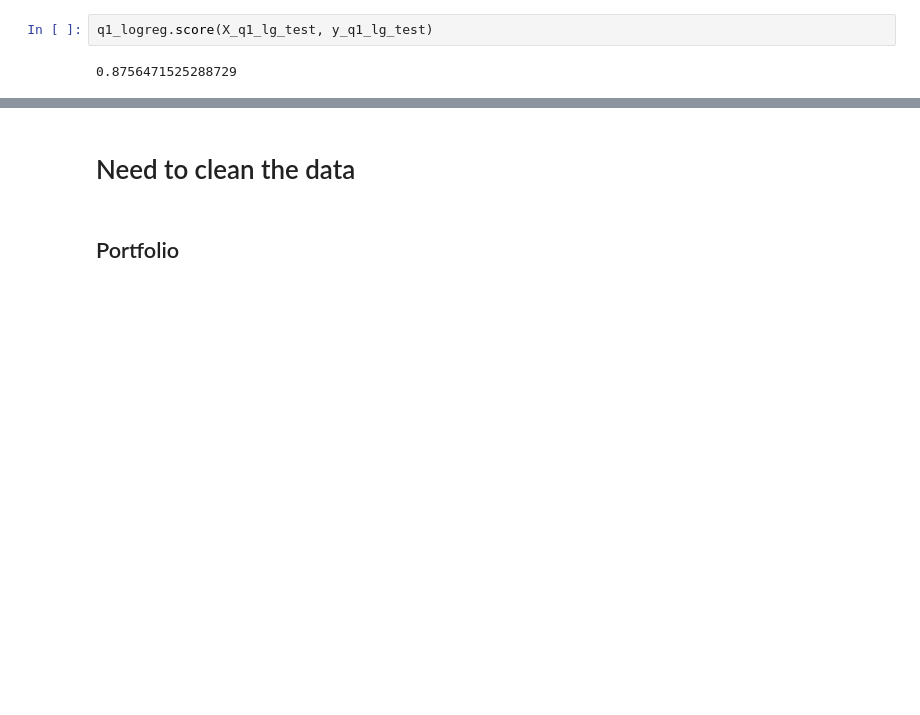
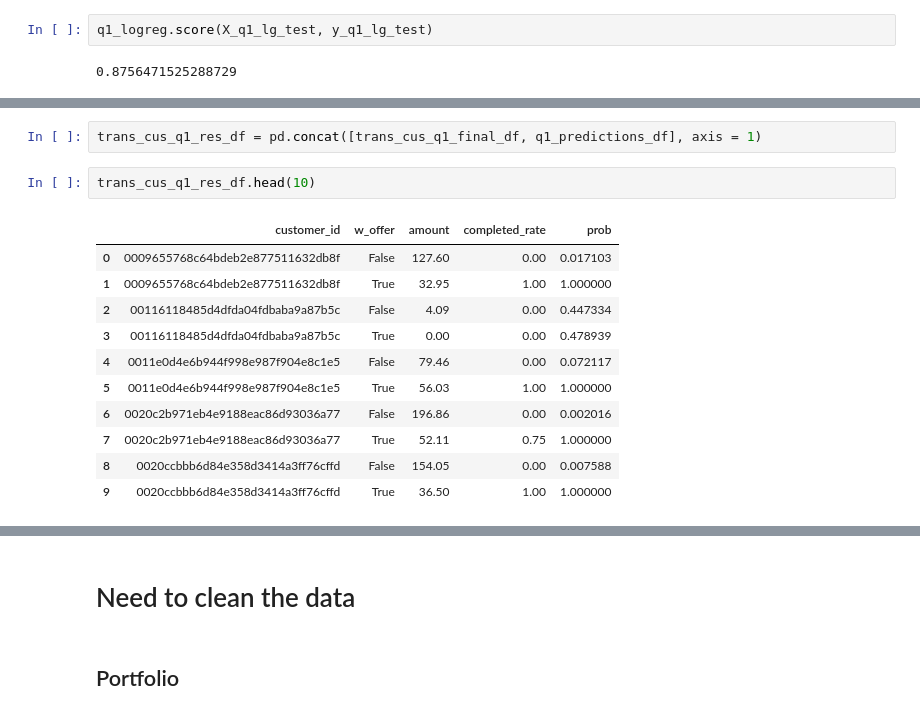
Before and after one commit to Mendy5/Udacity_Project_Capstone, a Jupyter notebook: Starbucks_Capstone_Notebook_v2.ipynb, the cells around one changed output, grey strips where cells are left out. Drawn from its saved outputs; the diff is of its cells as text; blank space fills up the shorter version.

```diff
--- a/Starbucks_Capstone_Notebook_v2.ipynb
+++ b/Starbucks_Capstone_Notebook_v2.ipynb
@@ -1386,0 +1402,16 @@ transcript.head()
+# %%
+trans_cus_q1_res_df = pd.concat([trans_cus_q1_final_df, q1_predictions_df], axis = 1)
+# %%
+trans_cus_q1_res_df.head(10)
+# %% [output]
+|  | customer_id | w_offer | amount | completed_rate | prob |
+| 0 | 0009655768c64bdeb2e877511632db8f | False | 127.60 | 0.00 | 0.017103 |
+| 1 | 0009655768c64bdeb2e877511632db8f | True | 32.95 | 1.00 | 1.000000 |
+| 2 | 00116118485d4dfda04fdbaba9a87b5c | False | 4.09 | 0.00 | 0.447334 |
+| 3 | 00116118485d4dfda04fdbaba9a87b5c | True | 0.00 | 0.00 | 0.478939 |
+| 4 | 0011e0d4e6b944f998e987f904e8c1e5 | False | 79.46 | 0.00 | 0.072117 |
+| 5 | 0011e0d4e6b944f998e987f904e8c1e5 | True | 56.03 | 1.00 | 1.000000 |
+| 6 | 0020c2b971eb4e9188eac86d93036a77 | False | 196.86 | 0.00 | 0.002016 |
+| 7 | 0020c2b971eb4e9188eac86d93036a77 | True | 52.11 | 0.75 | 1.000000 |
+| 8 | 0020ccbbb6d84e358d3414a3ff76cffd | False | 154.05 | 0.00 | 0.007588 |
+| 9 | 0020ccbbb6d84e358d3414a3ff76cffd | True | 36.50 | 1.00 | 1.000000 |
```
Also changed, not shown: parts of 39 cells of this notebook.
